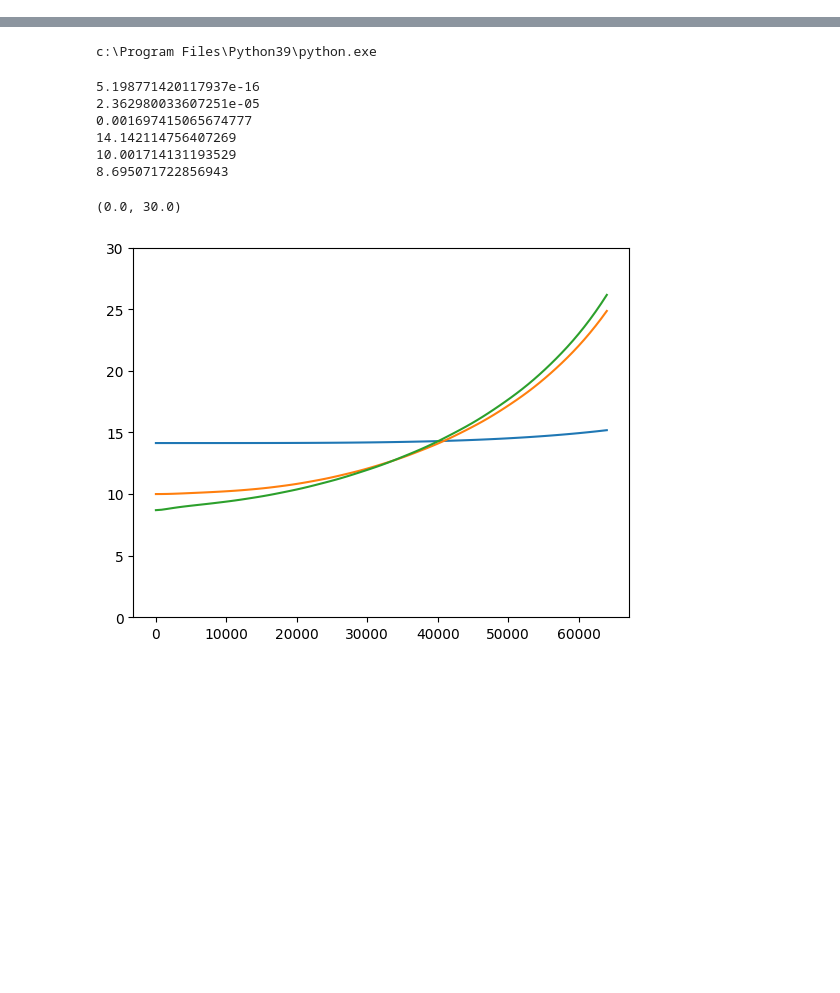
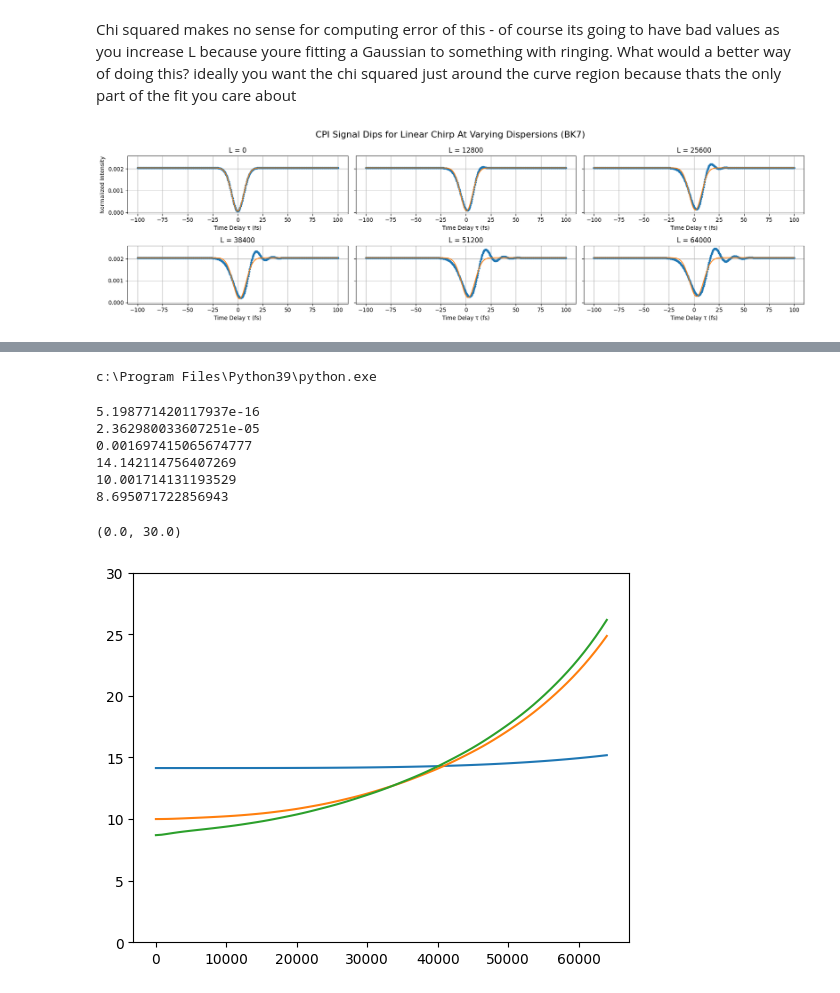
Before and after one commit to unaa-r/CPI_Project, a Jupyter notebook: dips_processing.ipynb, the cells around one changed output, grey strips where cells are left out. Drawn from its saved outputs; the diff is of its cells as text; code cells hidden in the pictures; blank space fills up the shorter version.

```diff
--- a/dips_processing.ipynb
+++ b/dips_processing.ipynb
@@ -97,0 +130,47 @@ plt.ylim(0, 30)
+# %% [markdown]
+Chi squared makes no sense for computing error of this - of course its going to have bad values as you increase L because youre fitting a Gaussian to something with ringing. What would a better way of doing this? ideally you want the chi squared just around the curve region because thats the only part of the fit you care about
+# %%
+lin_signals = []
+lin_curves = []
+
+Ls = [0, 12800, 25600, 38400, 51200, 64000]
+titles = ['L = 0', 'L = 12800', 'L = 25600', 'L = 38400', 'L = 51200', 'L = 64000']
+
+for L in Ls:
+
+    init_guess = [0.0002*L, 0.0025, 0.9, 10]
+
+    lin_sig = np.loadtxt(f"./updated_phi_results/linear/linear_L{L}.txt")
+    lin_norm = (lin_sig - np.min(lin_sig))/(np.max(lin_sig) - np.min(lin_sig))
+
+    lin_signals.append(lin_sig)
+
+    lin_result = least_squares(residuals, init_guess, args=(taus, lin_sig), method='lm',
+                                ftol=1e-15, xtol=1e-15, gtol=1e-15)
+    params = lin_result.x
+
+    lin_curves.append(one_minus_gaussian(taus, params[0], params[1], params[2], params[3]))
+
+
+#complete_titles = ["Linear CPI", "ERF CPI", "Super ERF CPI", "Linear CPI - Parabolic", "ERF CPI - Parabolic", "Super ERF CPI - Parbolic"]
+# --- Create subplots ---
+fig, axes = plt.subplots(2, 3, figsize=(18, 5), sharey=True)
+
+axes = axes.flatten()
+
+for ax, signal, curve, name in zip(axes, lin_signals, lin_curves, titles):
+    ax.plot(taus, signal, marker=".")
+    ax.plot(taus, curve)
+    ax.set_xlabel('Time Delay τ (fs)')
+    ax.set_title(name)
+    ax.grid(True)
+
+    # --- Optional: print fitted parameters ---
+    #print(f"Fitted parameters for {name}: a = {param[0]:.4f}, t0 = {param[1]:.4f} fs, FWHM = {param[2]:.4f} fs")
+
+axes[0].set_ylabel('Normalized Intensity')
+fig.suptitle("CPI Signal Dips for Linear Chirp At Varying Dispersions (BK7)", fontsize=16)
+plt.tight_layout()
+plt.show();
+# %% [output]
+[figure, added]
```
Also changed, not shown: parts of 5 cells of this notebook, 15 other files.
